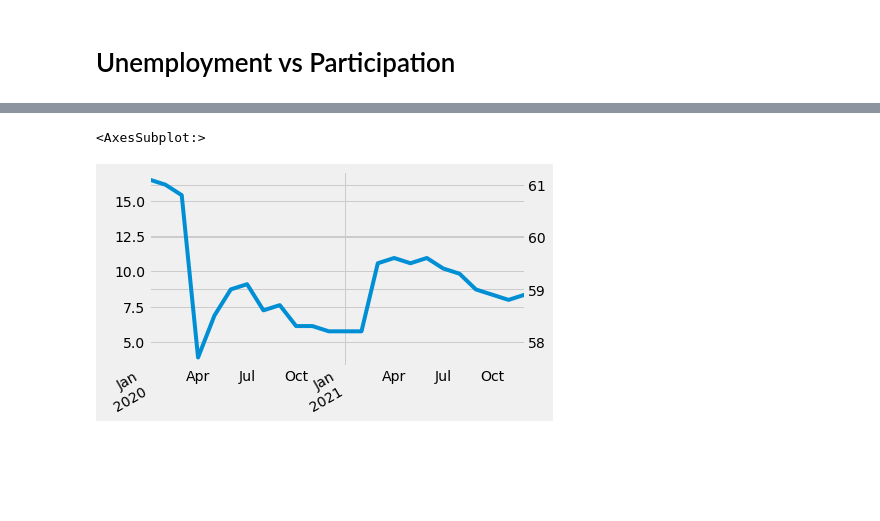
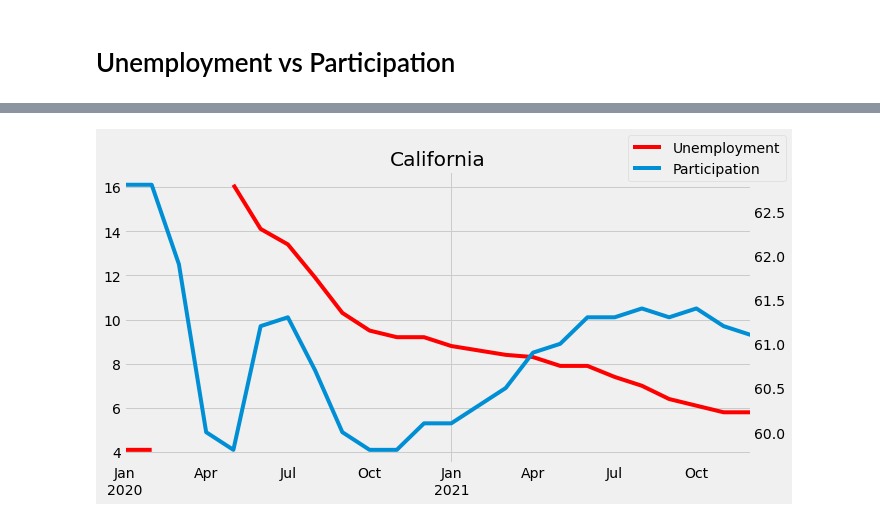
Before and after one commit to lincolnmuriithi11/Stock_Analysis-, a Jupyter notebook: Financial Analysis/fed_res_economic_data.ipynb, the cells around one changed output, grey strips where cells are left out. Cells and saved outputs as stored; diff of their text form; code cells hidden in the pictures; blank space fills up the shorter version.

Commit message:
unemployment vs participation charts

```diff
--- a/Financial Analysis/fed_res_economic_data.ipynb
+++ b/Financial Analysis/fed_res_economic_data.ipynb
@@ -172,5 +172,7 @@ id_to_state = unemp_df["title"].str.replace("Unemployment Rate in","").to_dict()
 
 state_unemp.columns = [id_to_state[c] for c in state_unemp.columns]
+# %%
+state_unemp.rename(columns = {"the District of Columbia": "District of Columbia"}, inplace = True)
 # %%
 # plotting states unemployment rate
 px.line(state_unemp)
@@ -283,3 +285,8 @@ District Of Columbia    0
 dtype: int64
+# %%
+part_df = part_df.drop("2022-09-01")
 # %% [markdown]
 # Unemployment vs Participation
+# %%
+columns_2drop = ["Puerto Rico", "District of Columbia"]
+state_unemp.drop(columns_2drop, axis=1, inplace = True)
@@ -286,8 +310,15 @@ dtype: int64
 # %%
-fig, ax = plt.subplots()
+state = 'California'
+fig, ax = plt.subplots(figsize=(10, 5), sharex=True)
 ax2 = ax.twinx()
-state_unemp.query("index >= 2020 and index < 2022")[" New York"].plot(ax = ax, label= "Unemployment")
-part_df.query("index >= 2020 and index < 2022")["New York"].plot(ax = ax2, label= "Participation")
+uemp_states2 = state_unemp.asfreq('MS')
+l1 = uemp_states2.query('index >= 2020 and index < 2022')[state] \
+    .plot(ax=ax, label='Unemployment', color = "red")
+l2 = part_df.dropna().query('index >= 2020 and index < 2022')[state] \
+    .plot(ax=ax2, label='Participation')
+ax2.grid(False)
+ax.set_title(state)
+fig.legend(labels=['Unemployment','Participation'])
+plt.show()
 # %% [output]
-<AxesSubplot:>
-[figure, old version]
+[figure, new version]
```
Also changed, not shown: parts of 10 cells of this notebook.
